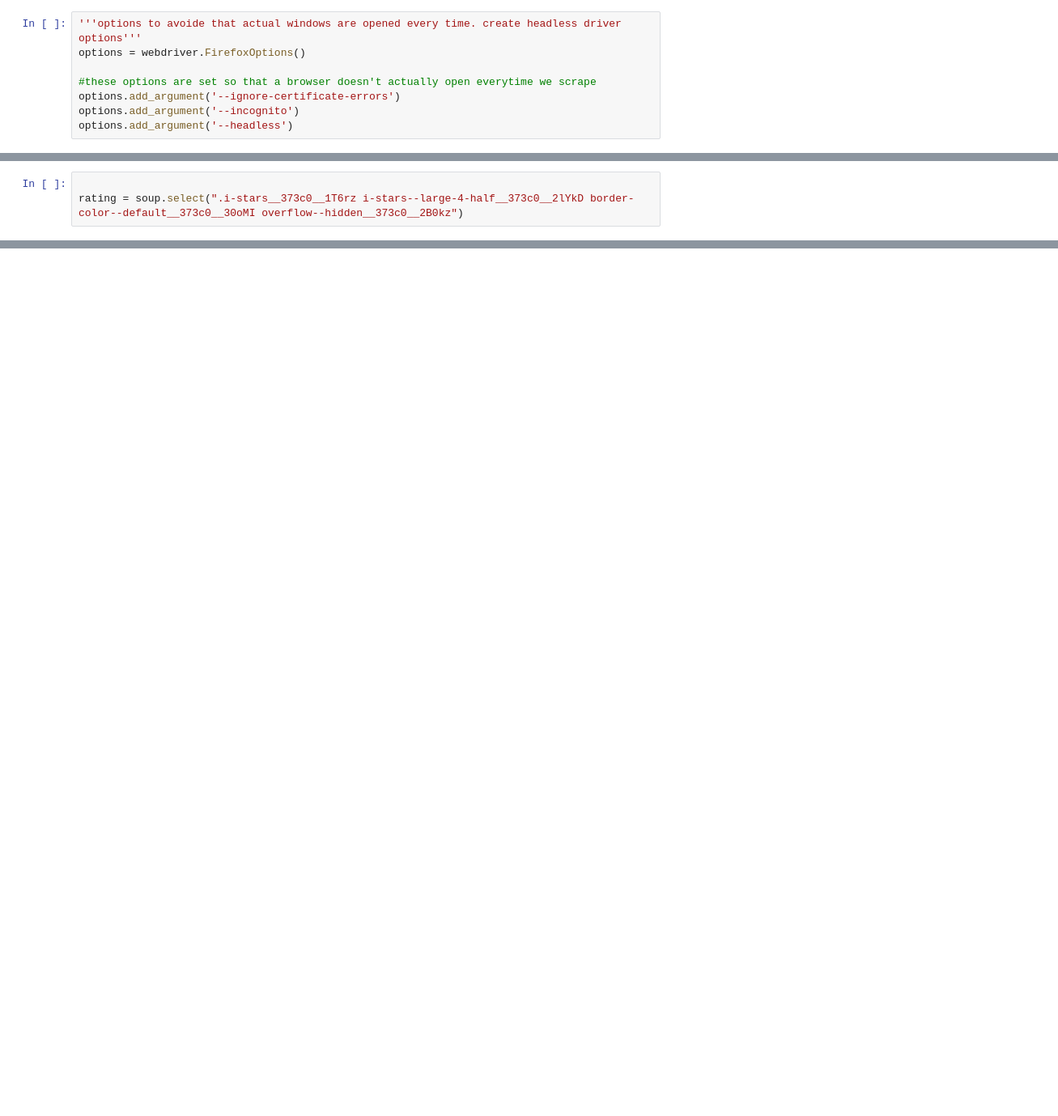
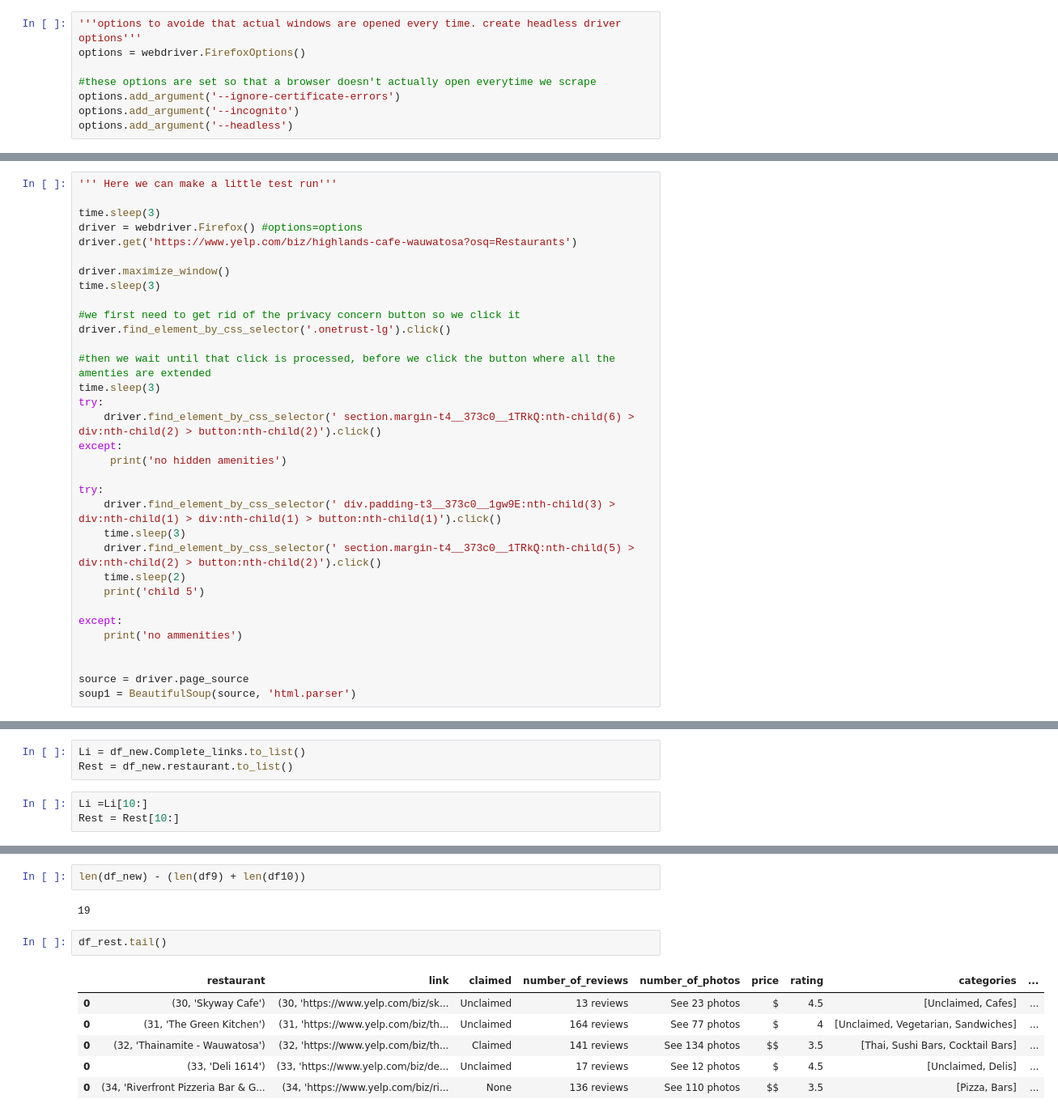
Before and after one commit to julia-amelie/Yelp-scraping, a Jupyter notebook: Scraper_yelp.ipynb, the cells around one changed output, grey strips where cells are left out. Shown at 81% size. Drawn from its saved outputs; the diff is of its cells as text; blank space fills up the shorter version.

```diff
--- a/Scraper_yelp.ipynb
+++ b/Scraper_yelp.ipynb
@@ -568,3 +222,0 @@ for item in soup1.select('[class*=container]'):
-# %%
-
-rating = soup.select(".i-stars__373c0__1T6rz i-stars--large-4-half__373c0__2lYkD border-color--default__373c0__30oMI overflow--hidden__373c0__2B0kz")
@@ -639,0 +226,33 @@ df5
+# %%
+''' Here we can make a little test run'''
+
+time.sleep(3)
+driver = webdriver.Firefox() #options=options
+driver.get('https://www.yelp.com/biz/highlands-cafe-wauwatosa?osq=Restaurants')
+
+driver.maximize_window()
+time.sleep(3)
+
+#we first need to get rid of the privacy concern button so we click it
+driver.find_element_by_css_selector('.onetrust-lg').click()
+
+#then we wait until that click is processed, before we click the button where all the amenties are extended
+time.sleep(3)
+try:
+    driver.find_element_by_css_selector(' section.margin-t4__373c0__1TRkQ:nth-child(6) > div:nth-child(2) > button:nth-child(2)').click()
+except:
+     print('no hidden amenities')
+
+try:
+    driver.find_element_by_css_selector(' div.padding-t3__373c0__1gw9E:nth-child(3) > div:nth-child(1) > div:nth-child(1) > button:nth-child(1)').click()
+    time.sleep(3)
+    driver.find_element_by_css_selector(' section.margin-t4__373c0__1TRkQ:nth-child(5) > div:nth-child(2) > button:nth-child(2)').click()
+    time.sleep(2)
+    print('child 5')
+
+except:
+    print('no ammenities')
+
+
+source = driver.page_source
+soup1 = BeautifulSoup(source, 'html.parser')
@@ -639,0 +263,6 @@ df5
+# %%
+Li = df_new.Complete_links.to_list()
+Rest = df_new.restaurant.to_list()
+# %%
+Li =Li[10:]
+Rest = Rest[10:]
@@ -639,0 +514,13 @@ df5
+# %%
+len(df_new) - (len(df9) + len(df10))
+# %% [output]
+19
+# %%
+df_rest.tail()
+# %% [output]
+|  | restaurant | link | claimed | number_of_reviews | number_of_photos | price | rating | categories | ... |
+| 0 | (30, 'Skyway Cafe') | (30, 'https://www.yelp.com/biz/sk... | Unclaimed | 13 reviews | See 23 photos | $ | 4.5 | [Unclaimed, Cafes] | ... |
+| 0 | (31, 'The Green Kitchen') | (31, 'https://www.yelp.com/biz/th... | Unclaimed | 164 reviews | See 77 photos | $ | 4 | [Unclaimed, Vegetarian, Sandwiches] | ... |
+| 0 | (32, 'Thainamite - Wauwatosa') | (32, 'https://www.yelp.com/biz/th... | Claimed | 141 reviews | See 134 photos | $$ | 3.5 | [Thai, Sushi Bars, Cocktail Bars] | ... |
+| 0 | (33, 'Deli 1614') | (33, 'https://www.yelp.com/biz/de... | Unclaimed | 17 reviews | See 12 photos | $ | 4.5 | [Unclaimed, Delis] | ... |
+| 0 | (34, 'Riverfront Pizzeria Bar & G... | (34, 'https://www.yelp.com/biz/ri... | None | 136 reviews | See 110 photos | $$ | 3.5 | [Pizza, Bars] | ... |
```
Also changed, not shown: parts of 125 cells of this notebook.
